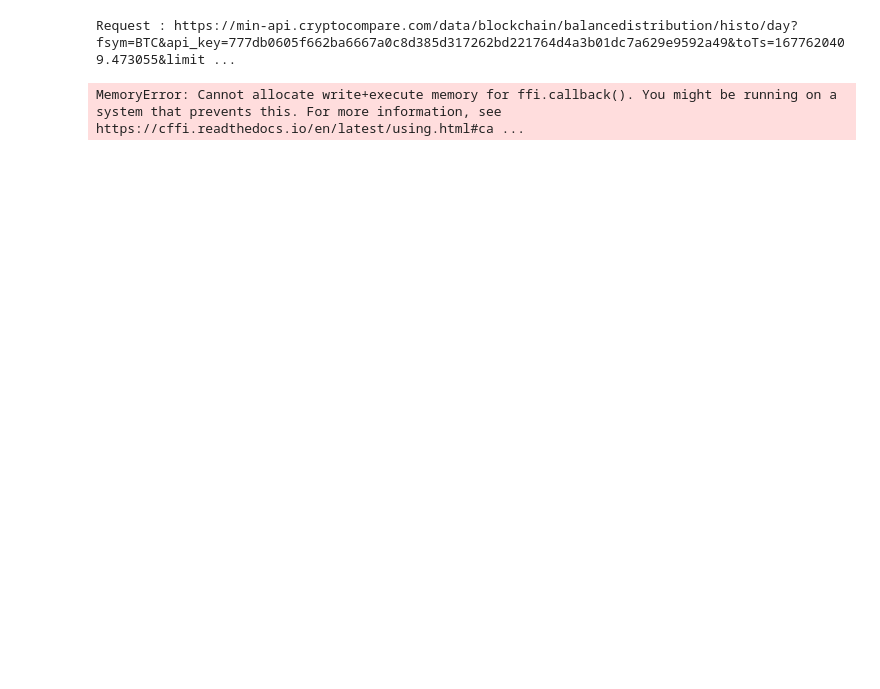
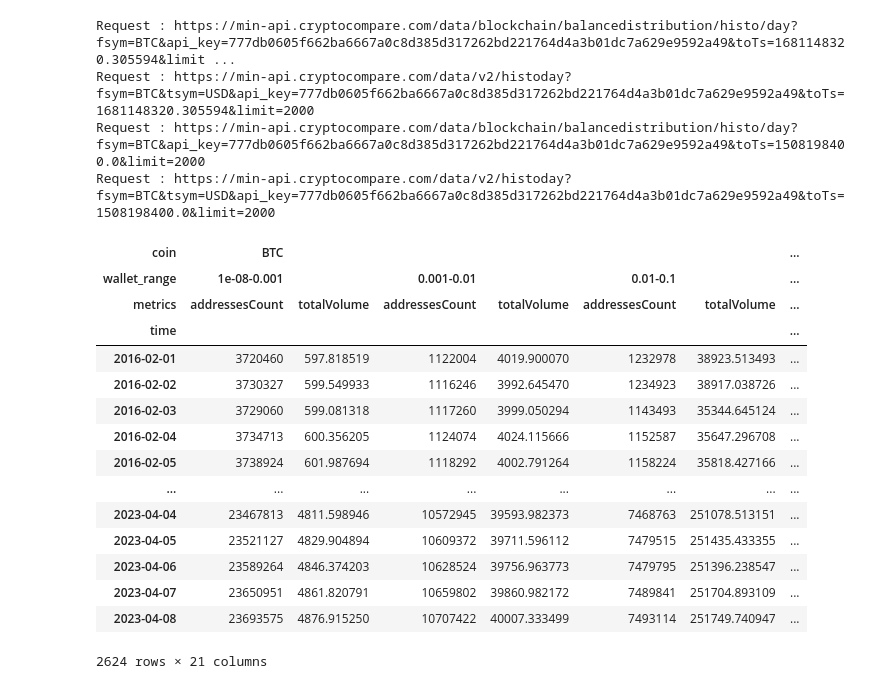
Before and after one commit to bekisz/chain-intelligence, a Jupyter notebook: metcalfe.ipynb, the cells around one changed output. Drawn from its saved outputs; the diff is of its cells as text; code cells hidden in the pictures; blank space fills up the shorter version.

```diff
--- a/metcalfe.ipynb
+++ b/metcalfe.ipynb
@@ -11,7 +11,7 @@ import time
 
 coins=['BTC']  # Only BTC is available at cryptocompare
 
-collectDataFrom = pd.Timestamp('2012-02-01')
+collectDataFrom = pd.Timestamp('2016-02-01')
 
 
 cryptocompare_api_key='777db0605f662ba6667a0c8d385d317262bd221764d4a3b01dc7a629e9592a49'
@@ -51,35 +51,53 @@ for coin in coins:
         #print("seg tail {}".format(concated_segment_dfs.tail(1)))
 
     df = pd.concat(time_segments, axis=0)
     df.sort_index(inplace=True)
     # print("Df {}\n".format(df))
     df.dropna(inplace=True)
     df_wallet_ranges = []
     for i in range(10):
         df_wallet_range = pd.DataFrame()
         df_wallet_range['addressesCount'] = df['balance_distribution'].map(lambda x: x[i]['addressesCount'])
         df_wallet_range['totalVolume'] = df['balance_distribution'].map(lambda x: x[i]['totalVolume'])
         vindex= df.first_valid_index()
         range_name = "{}-{}".format(df.loc[vindex,['balance_distribution']][0][i]['from'], df.loc[vindex,['balance_distribution']][0][i]['to'])
         df_wallet_range =  pd.concat({range_name: df_wallet_range}, axis=1, names=["wallet_range", "metrics"])
         df_wallet_ranges.append(df_wallet_range)
     range_name = "all"
     df_wallet_range = pd.DataFrame()
     df_wallet_range['price'] = df['close']
     df_wallet_range = pd.concat({range_name: df_wallet_range}, axis=1, names=["wallet_range", "metrics"])
     df_wallet_ranges.append(df_wallet_range)
 
     df = pd.concat(df_wallet_ranges, axis=1)
 
     df = pd.concat({coin: df}, axis=1, names=["coin", "wallet_range", "metrics"])
     coin_dfs.append(df)
 df=pd.concat(coin_dfs, axis=1)
 df=df.loc[collectDataFrom:]
 df.sort_index(inplace=True)
 df
 # %% [output]
-Request : https://min-api.cryptocompare.com/data/blockchain/balancedistribution/histo/day?fsym=BTC&api_key=777db0605f662ba6667a0c8d385d317262bd221764d4a3b01dc7a629e9592a49&toTs=1677620409.473055&limit ...
+Request : https://min-api.cryptocompare.com/data/blockchain/balancedistribution/histo/day?fsym=BTC&api_key=777db0605f662ba6667a0c8d385d317262bd221764d4a3b01dc7a629e9592a49&toTs=1681148320.305594&limit ...
+Request : https://min-api.cryptocompare.com/data/v2/histoday?fsym=BTC&tsym=USD&api_key=777db0605f662ba6667a0c8d385d317262bd221764d4a3b01dc7a629e9592a49&toTs=1681148320.305594&limit=2000
+Request : https://min-api.cryptocompare.com/data/blockchain/balancedistribution/histo/day?fsym=BTC&api_key=777db0605f662ba6667a0c8d385d317262bd221764d4a3b01dc7a629e9592a49&toTs=1508198400.0&limit=2000
+Request : https://min-api.cryptocompare.com/data/v2/histoday?fsym=BTC&tsym=USD&api_key=777db0605f662ba6667a0c8d385d317262bd221764d4a3b01dc7a629e9592a49&toTs=1508198400.0&limit=2000
+| coin | BTC |  |  |  |  |  | ... |
+| wallet_range | 1e-08-0.001 |  | 0.001-0.01 |  | 0.01-0.1 |  | ... |
+| metrics | addressesCount | totalVolume | addressesCount | totalVolume | addressesCount | totalVolume | ... |
+| time |  |  |  |  |  |  | ... |
+| 2016-02-01 | 3720460 | 597.818519 | 1122004 | 4019.900070 | 1232978 | 38923.513493 | ... |
+| 2016-02-02 | 3730327 | 599.549933 | 1116246 | 3992.645470 | 1234923 | 38917.038726 | ... |
+| 2016-02-03 | 3729060 | 599.081318 | 1117260 | 3999.050294 | 1143493 | 35344.645124 | ... |
+| 2016-02-04 | 3734713 | 600.356205 | 1124074 | 4024.115666 | 1152587 | 35647.296708 | ... |
+| 2016-02-05 | 3738924 | 601.987694 | 1118292 | 4002.791264 | 1158224 | 35818.427166 | ... |
+| ... | ... | ... | ... | ... | ... | ... | ... |
+| 2023-04-04 | 23467813 | 4811.598946 | 10572945 | 39593.982373 | 7468763 | 251078.513151 | ... |
+| 2023-04-05 | 23521127 | 4829.904894 | 10609372 | 39711.596112 | 7479515 | 251435.433355 | ... |
+| 2023-04-06 | 23589264 | 4846.374203 | 10628524 | 39756.963773 | 7479795 | 251396.238547 | ... |
+| 2023-04-07 | 23650951 | 4861.820791 | 10659802 | 39860.982172 | 7489841 | 251704.893109 | ... |
+| 2023-04-08 | 23693575 | 4876.915250 | 10707422 | 40007.333499 | 7493114 | 251749.740947 | ... |
-MemoryError: Cannot allocate write+execute memory for ffi.callback(). You might be running on a system that prevents this. For more information, see https://cffi.readthedocs.io/en/latest/using.html#ca ...
+2624 rows × 21 columns
 # %%
 df_aux = pd.DataFrame()
 #df_aux2 = pd.DataFrame()
```
Also changed, not shown: parts of 8 cells of this notebook, 6 other files.
